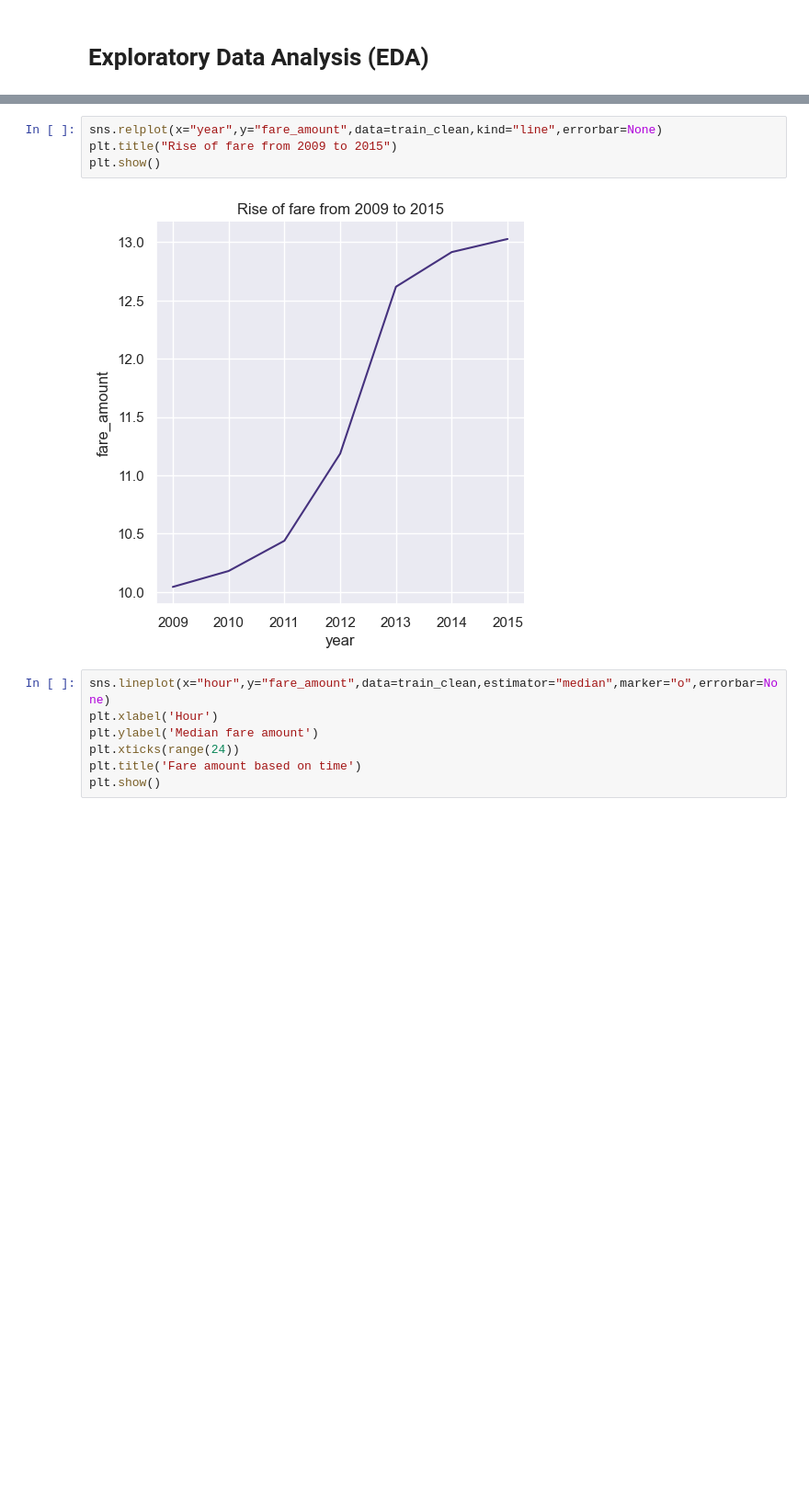
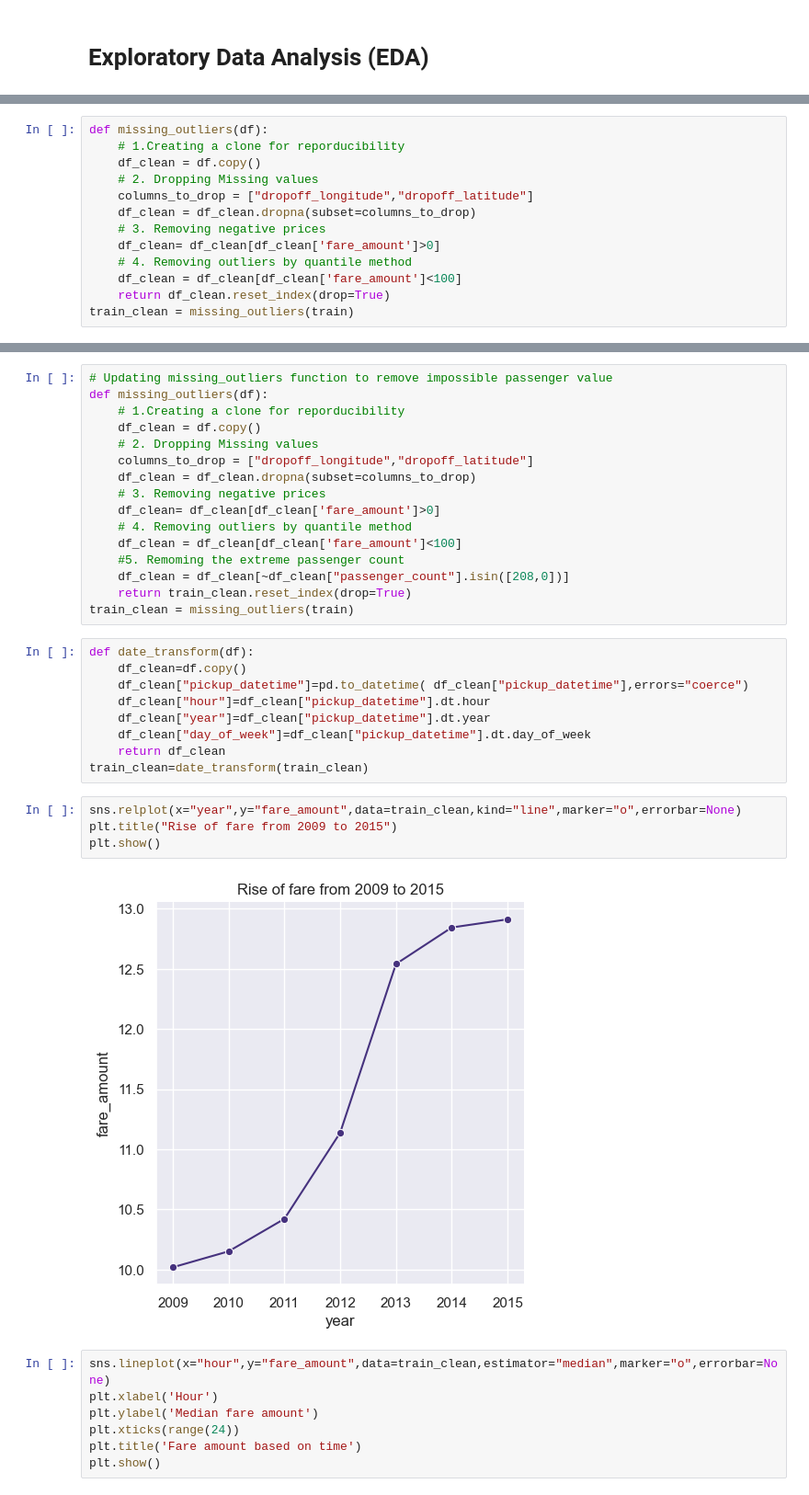
Before and after one commit to aguchhait-stack/nyc-taxi-fare-prediction, a Jupyter notebook: nyc-taxi-fare-prediction.ipynb, the cells around one changed output, grey strips where cells are left out. Shown at 92% size. Cells and saved outputs as stored; diff of their text form; blank space fills up the shorter version.

```diff
--- a/nyc-taxi-fare-prediction.ipynb
+++ b/nyc-taxi-fare-prediction.ipynb
@@ -133,0 +97,13 @@ plt.show()
+# %%
+def missing_outliers(df):
+    # 1.Creating a clone for reporducibility
+    df_clean = df.copy()
+    # 2. Dropping Missing values
+    columns_to_drop = ["dropoff_longitude","dropoff_latitude"]
+    df_clean = df_clean.dropna(subset=columns_to_drop)
+    # 3. Removing negative prices
+    df_clean= df_clean[df_clean['fare_amount']>0]
+    # 4. Removing outliers by quantile method
+    df_clean = df_clean[df_clean['fare_amount']<100]
+    return df_clean.reset_index(drop=True)
+train_clean = missing_outliers(train)
@@ -134,9 +134,34 @@ plt.show()
+# %%
+# Updating missing_outliers function to remove impossible passenger value
+def missing_outliers(df):
+    # 1.Creating a clone for reporducibility
+    df_clean = df.copy()
+    # 2. Dropping Missing values
+    columns_to_drop = ["dropoff_longitude","dropoff_latitude"]
+    df_clean = df_clean.dropna(subset=columns_to_drop)
+    # 3. Removing negative prices
+    df_clean= df_clean[df_clean['fare_amount']>0]
+    # 4. Removing outliers by quantile method
+    df_clean = df_clean[df_clean['fare_amount']<100]
+    #5. Remoming the extreme passenger count
+    df_clean = df_clean[~df_clean["passenger_count"].isin([208,0])]
+    return train_clean.reset_index(drop=True)
+train_clean = missing_outliers(train)
+# %%
+def date_transform(df):
+    df_clean=df.copy()
+    df_clean["pickup_datetime"]=pd.to_datetime( df_clean["pickup_datetime"],errors="coerce")
+    df_clean["hour"]=df_clean["pickup_datetime"].dt.hour
+    df_clean["year"]=df_clean["pickup_datetime"].dt.year
+    df_clean["day_of_week"]=df_clean["pickup_datetime"].dt.day_of_week
+    return df_clean
+train_clean=date_transform(train_clean)
 # %%
-sns.relplot(x="year",y="fare_amount",data=train_clean,kind="line",errorbar=None)
+sns.relplot(x="year",y="fare_amount",data=train_clean,kind="line",marker="o",errorbar=None)
 plt.title("Rise of fare from 2009 to 2015")
 plt.show()
 # %% [output]
-[figure, old version]
+[figure, new version]
 # %%
 sns.lineplot(x="hour",y="fare_amount",data=train_clean,estimator="median",marker="o",errorbar=None)
 plt.xlabel('Hour')
```
Also changed, not shown: parts of 36 cells of this notebook, 13 other files.
